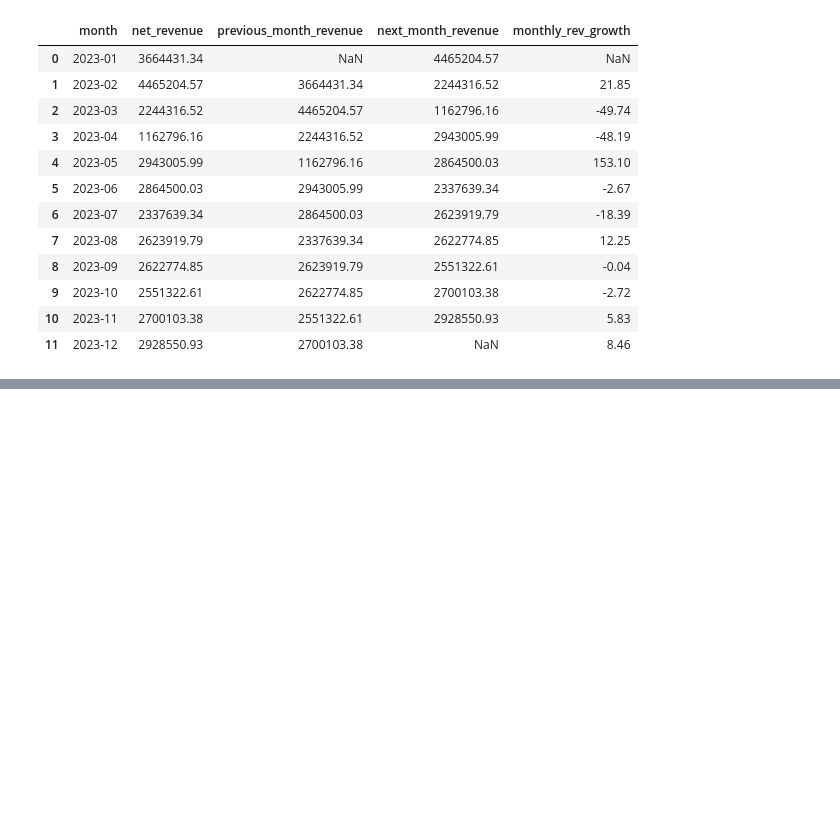
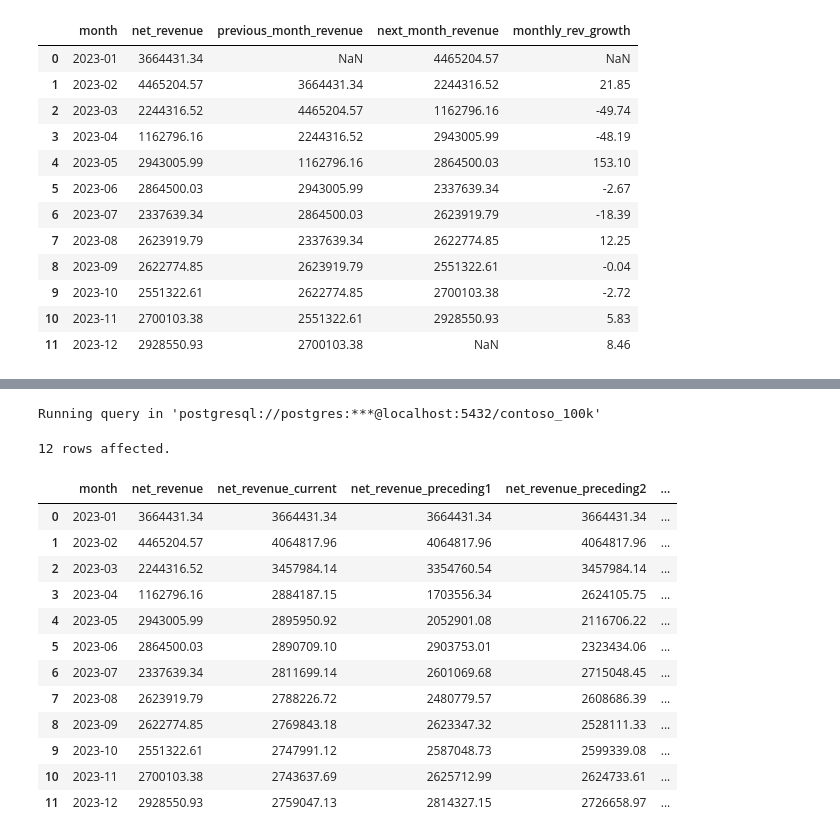
Before and after one commit to lianadni/sql_load, a Jupyter notebook: Resources/Blank_SQL_Notebook.ipynb, the cells around one changed output, grey strips where cells are left out. Drawn from its saved outputs; the diff is of its cells as text; code cells hidden in the pictures; blank space fills up the shorter version.

```diff
--- a/Resources/Blank_SQL_Notebook.ipynb
+++ b/Resources/Blank_SQL_Notebook.ipynb
@@ -588,0 +626,49 @@ limit 10
+# %%
+%%sql
+
+with netrev_month as (
+select
+  to_char (orderdate, 'YYYY-MM') as month,
+  sum (netprice*quantity*exchangerate) as net_revenue
+from
+  sales
+where
+  extract (year from orderdate) = 2023
+group by
+month
+
+)
+
+select
+  *,
+  avg (net_revenue) over (order by month) as net_revenue_current,
+  avg (net_revenue) over (
+    order by month
+    rows between 1 preceding and current row) as net_revenue_preceding1,
+  avg (net_revenue) over (
+    order by month
+    rows between 2 preceding and current row) as net_revenue_preceding2,
+  avg (net_revenue) over (
+    order by month
+    rows between 3 preceding and current row) as net_revenue_preceding3,
+  avg (net_revenue) over (
+    order by month
+    rows between 1 preceding and 1 following) as net_revenue_preceding11
+from
+  netrev_month
+# %% [output]
+Running query in 'postgresql://postgres:***@localhost:5432/contoso_100k'
+12 rows affected.
+|  | month | net_revenue | net_revenue_current | net_revenue_preceding1 | net_revenue_preceding2 | ... |
+| 0 | 2023-01 | 3664431.34 | 3664431.34 | 3664431.34 | 3664431.34 | ... |
+| 1 | 2023-02 | 4465204.57 | 4064817.96 | 4064817.96 | 4064817.96 | ... |
+| 2 | 2023-03 | 2244316.52 | 3457984.14 | 3354760.54 | 3457984.14 | ... |
+| 3 | 2023-04 | 1162796.16 | 2884187.15 | 1703556.34 | 2624105.75 | ... |
+| 4 | 2023-05 | 2943005.99 | 2895950.92 | 2052901.08 | 2116706.22 | ... |
+| 5 | 2023-06 | 2864500.03 | 2890709.10 | 2903753.01 | 2323434.06 | ... |
+| 6 | 2023-07 | 2337639.34 | 2811699.14 | 2601069.68 | 2715048.45 | ... |
+| 7 | 2023-08 | 2623919.79 | 2788226.72 | 2480779.57 | 2608686.39 | ... |
+| 8 | 2023-09 | 2622774.85 | 2769843.18 | 2623347.32 | 2528111.33 | ... |
+| 9 | 2023-10 | 2551322.61 | 2747991.12 | 2587048.73 | 2599339.08 | ... |
+| 10 | 2023-11 | 2700103.38 | 2743637.69 | 2625712.99 | 2624733.61 | ... |
+| 11 | 2023-12 | 2928550.93 | 2759047.13 | 2814327.15 | 2726658.97 | ... |
```
Also changed, not shown: parts of 3 cells of this notebook.
